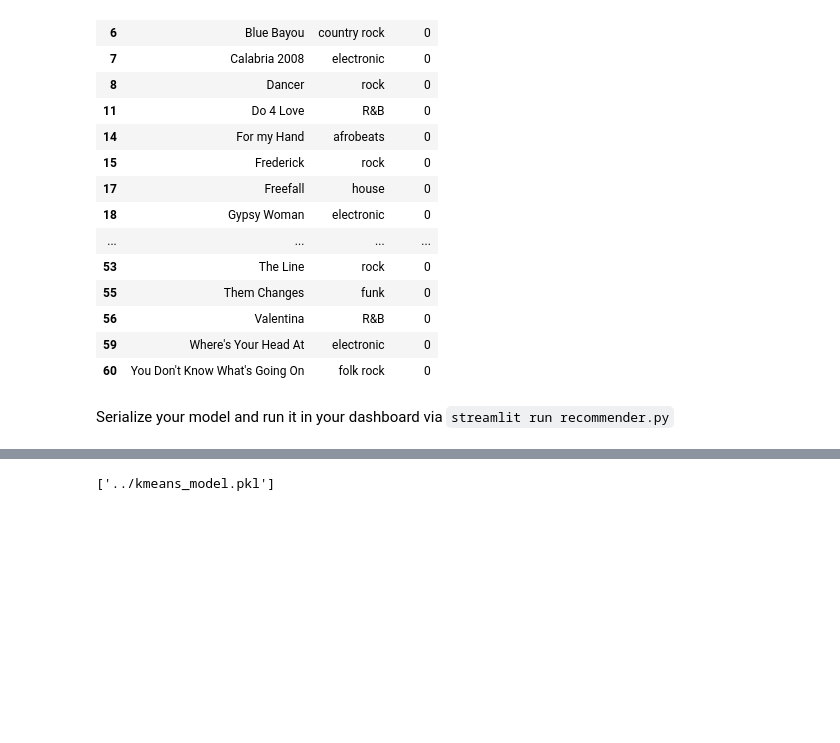
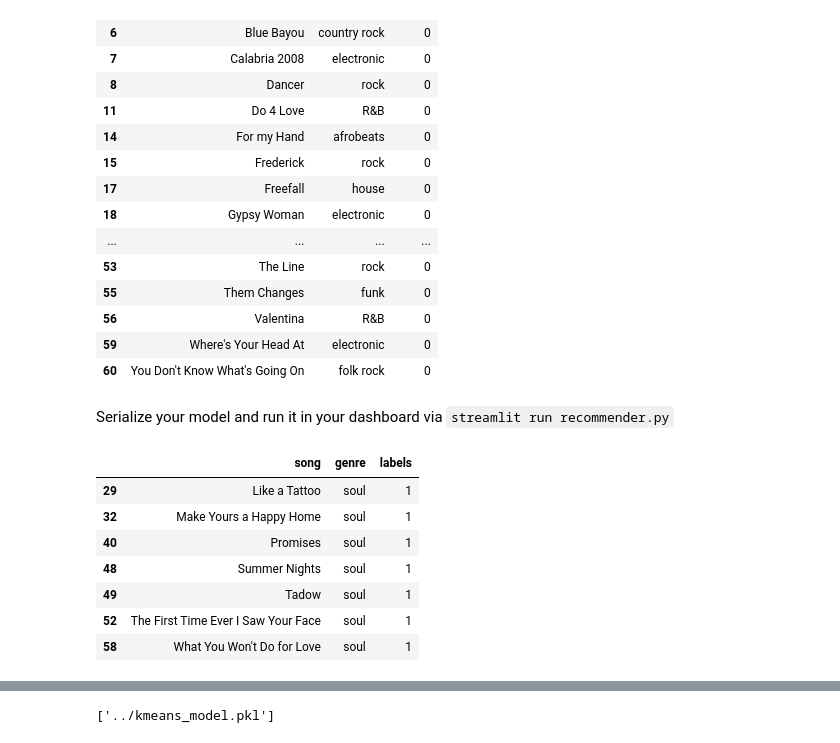
Before and after one commit to tali0n-git/music_recommender, a Jupyter notebook: notebooks/clustering.ipynb, the cells around one changed output, grey strips where cells are left out. Cells and saved outputs as stored; diff of their text form; code cells hidden in the pictures; blank space fills up the shorter version.

```diff
--- a/notebooks/clustering.ipynb
+++ b/notebooks/clustering.ipynb
@@ -117,3 +117,14 @@ labeled_music[labeled_music["labels"] == 0]
 | 60 | You Don't Know What's Going On | folk rock | 0 |
 # %% [markdown]
 Serialize your model and run it in your dashboard via `streamlit run recommender.py`
+# %%
+labeled_music[labeled_music["labels"] == 1]
+# %% [output]
+|  | song | genre | labels |
+| 29 | Like a Tattoo | soul | 1 |
+| 32 | Make Yours a Happy Home | soul | 1 |
+| 40 | Promises | soul | 1 |
+| 48 | Summer Nights | soul | 1 |
+| 49 | Tadow | soul | 1 |
+| 52 | The First Time Ever I Saw Your Face | soul | 1 |
+| 58 | What You Won't Do for Love | soul | 1 |
```
Also changed, not shown: parts of 5 cells of this notebook, 2 other files.
